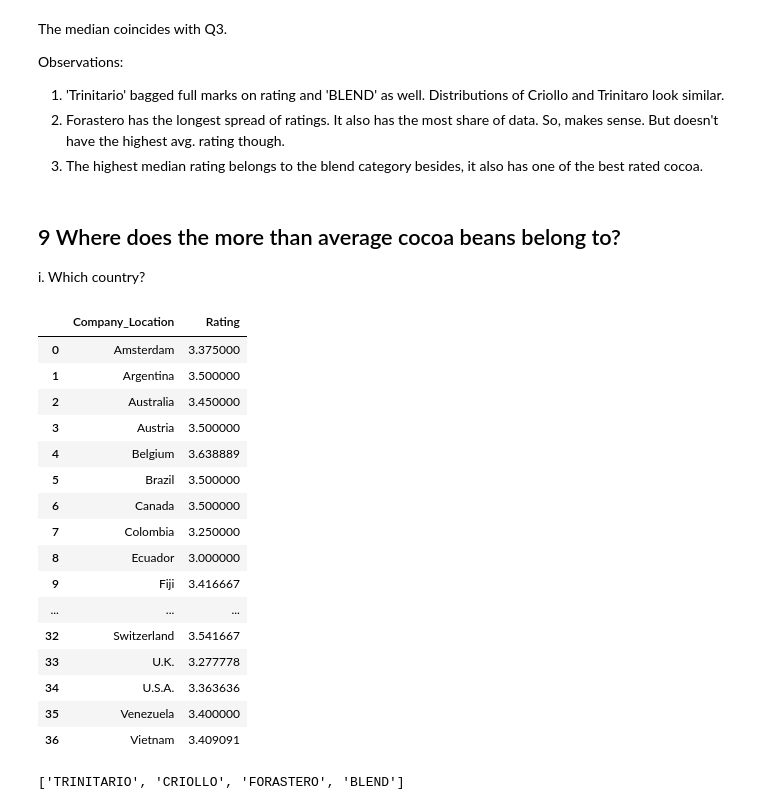
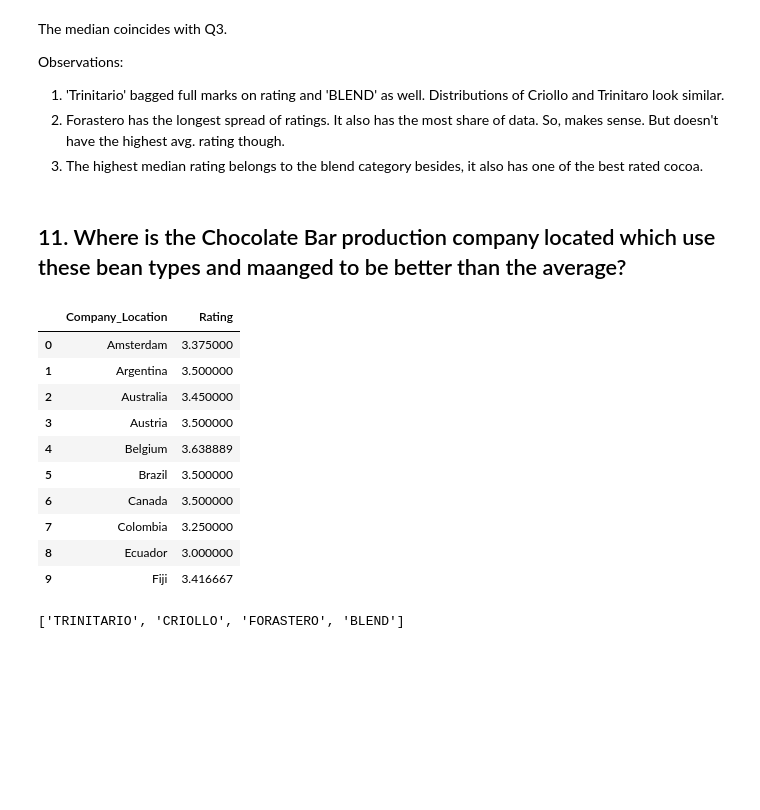
Before and after one commit to Tanu7896/Deepika-Mahato-, a Jupyter notebook: July_Chocolate_Day_EDA_Viz/Chocolate_Bar_Rating_EDA_Viz.ipynb, the cells around one changed output. Cells and saved outputs as stored; diff of their text form; code cells hidden in the pictures; blank space fills up the shorter version.

```diff
--- a/July_Chocolate_Day_EDA_Viz/Chocolate_Bar_Rating_EDA_Viz.ipynb
+++ b/July_Chocolate_Day_EDA_Viz/Chocolate_Bar_Rating_EDA_Viz.ipynb
@@ -520,30 +508,22 @@ Observations:
 1. 'Trinitario' bagged full marks on rating and 'BLEND' as well. Distributions of Criollo and Trinitaro look similar.
 2. Forastero has the longest spread of ratings. It also has the most share of data. So, makes sense. But doesn't have the highest avg. rating though.
 3. The highest median rating belongs to the blend category besides, it also has one of the best rated cocoa.
-# %% [markdown]
-## 9 Where does the more than average cocoa beans belong to?
-
-i. Which country?
+# %% [markdown]
+## 11. Where is the Chocolate Bar production company located which use these bean types and maanged to be better than the average?
 # %%
-dataset[(dataset['Bean_Type_Cleaned']=='TRINITARIO') & (dataset['Rating']>=3)].groupby('Company_Location').mean().reset_index()[['Company_Location','Rating']]
+dataset[(dataset['Bean_Type_Cleaned']=='TRINITARIO') & (dataset['Rating']>=3)].groupby('Company_Location').mean().reset_index()[['Company_Location','Rating']][:10]
 # %% [output]
 |  | Company_Location | Rating |
 | 0 | Amsterdam | 3.375000 |
 | 1 | Argentina | 3.500000 |
 | 2 | Australia | 3.450000 |
 | 3 | Austria | 3.500000 |
 | 4 | Belgium | 3.638889 |
 | 5 | Brazil | 3.500000 |
 | 6 | Canada | 3.500000 |
 | 7 | Colombia | 3.250000 |
 | 8 | Ecuador | 3.000000 |
 | 9 | Fiji | 3.416667 |
-| ... | ... | ... |
-| 32 | Switzerland | 3.541667 |
-| 33 | U.K. | 3.277778 |
-| 34 | U.S.A. | 3.363636 |
-| 35 | Venezuela | 3.400000 |
-| 36 | Vietnam | 3.409091 |
 # %%
 list_bean_type
 # %% [output]
```
Also changed, not shown: parts of 33 cells of this notebook, 2 other files.
